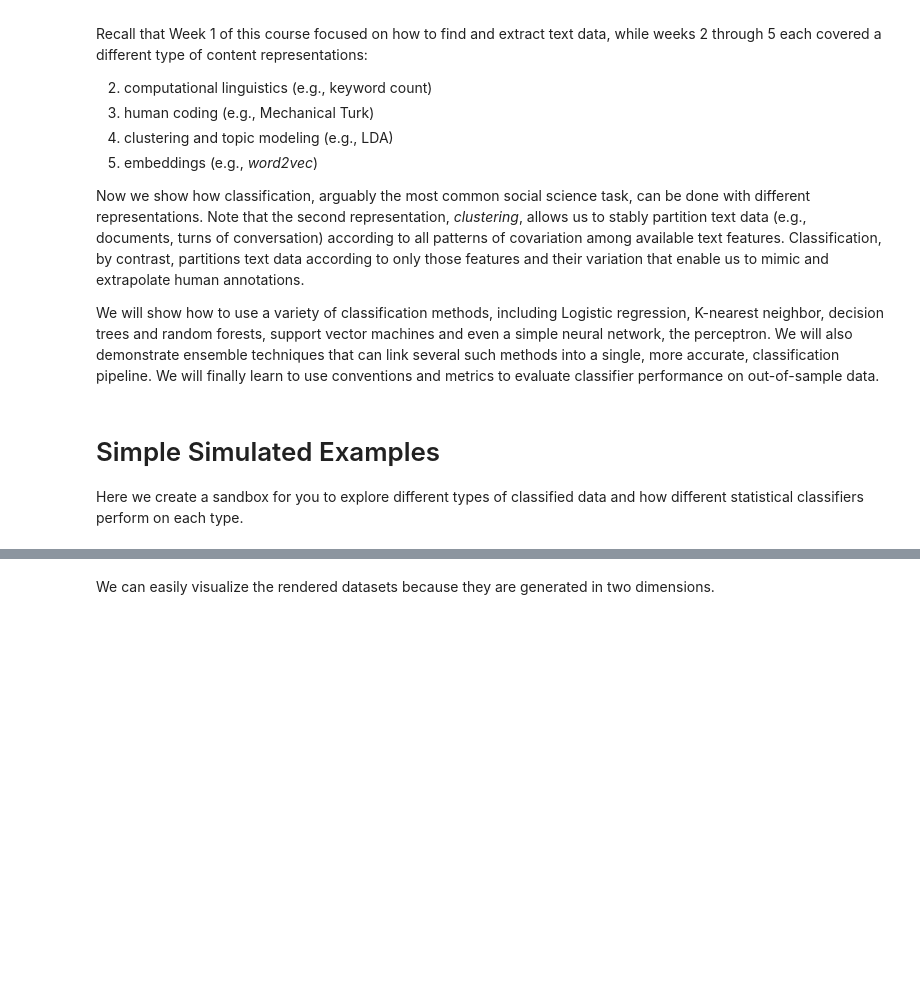
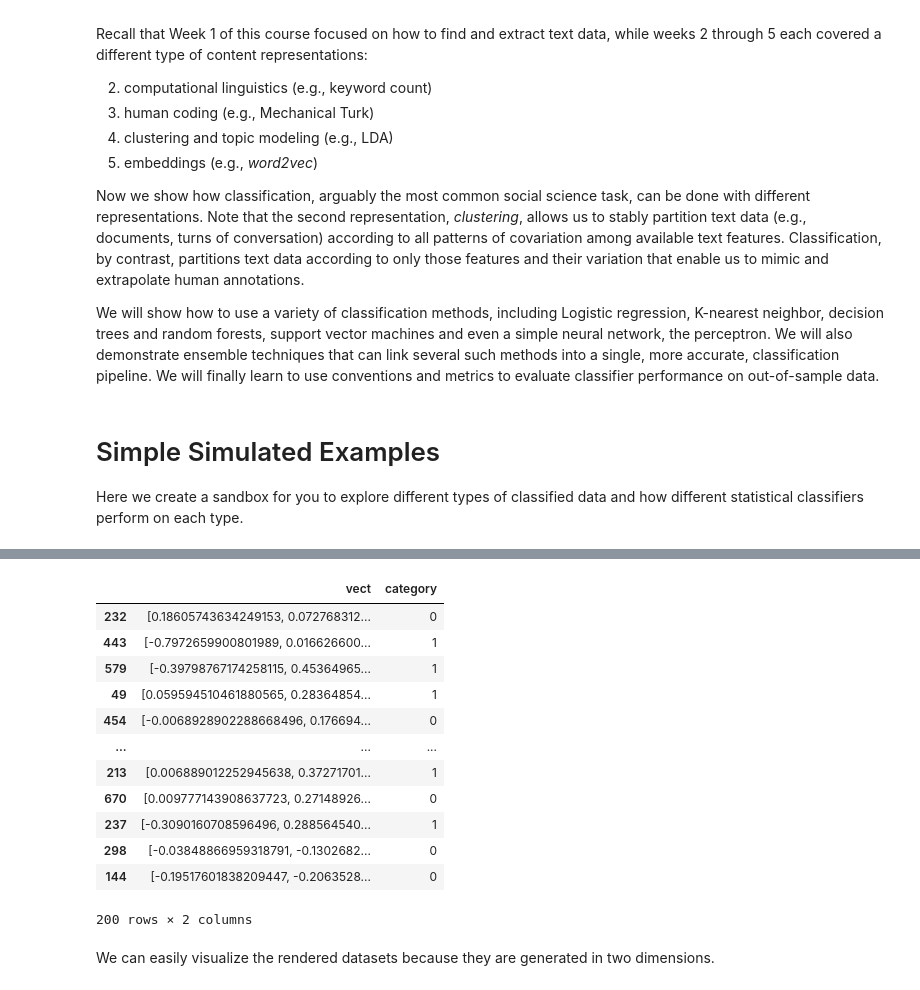
Before and after one commit to UChicago-Computational-Content-Analysis/Homework-Notebooks-2023, a Jupyter notebook: week-6/6-Classifying-Meanings-and-Documents.ipynb, the cells around one changed output, grey strips where cells are left out. Saved outputs shown, nothing was run; the diff lists cells and outputs as text; code cells hidden in the pictures; blank space fills up the shorter version.

```diff
--- a/week-6/6-Classifying-Meanings-and-Documents.ipynb
+++ b/week-6/6-Classifying-Meanings-and-Documents.ipynb
@@ -78,3 +190,19 @@ dfTrain, dfTest = lucem_illud.trainTestSplit(lucem_illud.targetSplit(noise))
+# %%
+dfTest
+# %% [output]
+|  | vect | category |
+| 232 | [0.18605743634249153, 0.072768312... | 0 |
+| 443 | [-0.7972659900801989, 0.016626600... | 1 |
+| 579 | [-0.39798767174258115, 0.45364965... | 1 |
+| 49 | [0.059594510461880565, 0.28364854... | 1 |
+| 454 | [-0.0068928902288668496, 0.176694... | 0 |
+| ... | ... | ... |
+| 213 | [0.006889012252945638, 0.37271701... | 1 |
+| 670 | [0.009777143908637723, 0.27148926... | 0 |
+| 237 | [-0.3090160708596496, 0.288564540... | 1 |
+| 298 | [-0.03848866959318791, -0.1302682... | 0 |
+| 144 | [-0.19517601838209447, -0.2063528... | 0 |
+200 rows × 2 columns
 # %% [markdown]
 We can easily visualize the rendered datasets because they are generated in two dimensions.
 # %% [markdown]
```
Also changed, not shown: parts of 6 cells of this notebook.
